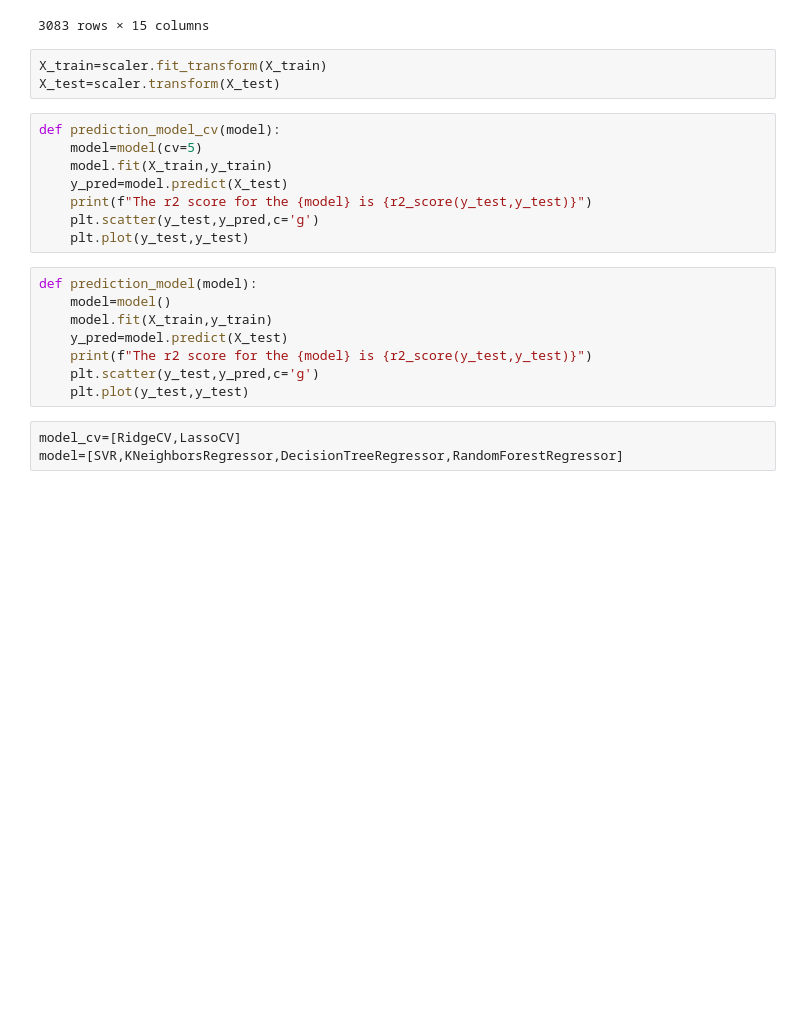
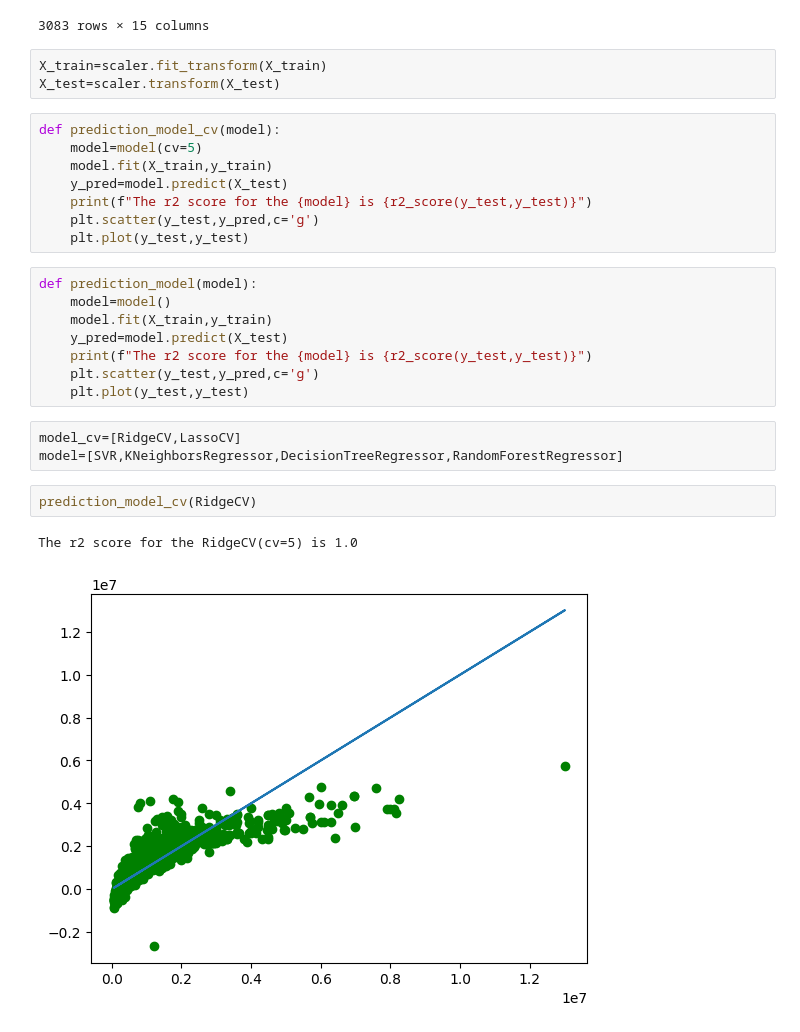
Before and after one commit to 1404Samyak/Random_Forest-_Regressor, a Jupyter notebook: carprice.ipynb, the cells around one changed output. Cells and saved outputs as stored; diff of their text form; blank space fills up the shorter version.

```diff
--- a/carprice.ipynb
+++ b/carprice.ipynb
@@ -208,3 +208,8 @@ def prediction_model(model):
 # %%
 model_cv=[RidgeCV,LassoCV]
 model=[SVR,KNeighborsRegressor,DecisionTreeRegressor,RandomForestRegressor]
+# %%
+prediction_model_cv(RidgeCV)
+# %% [output]
+The r2 score for the RidgeCV(cv=5) is 1.0
+[figure, added]
```
Also changed, not shown: parts of 5 cells of this notebook.
